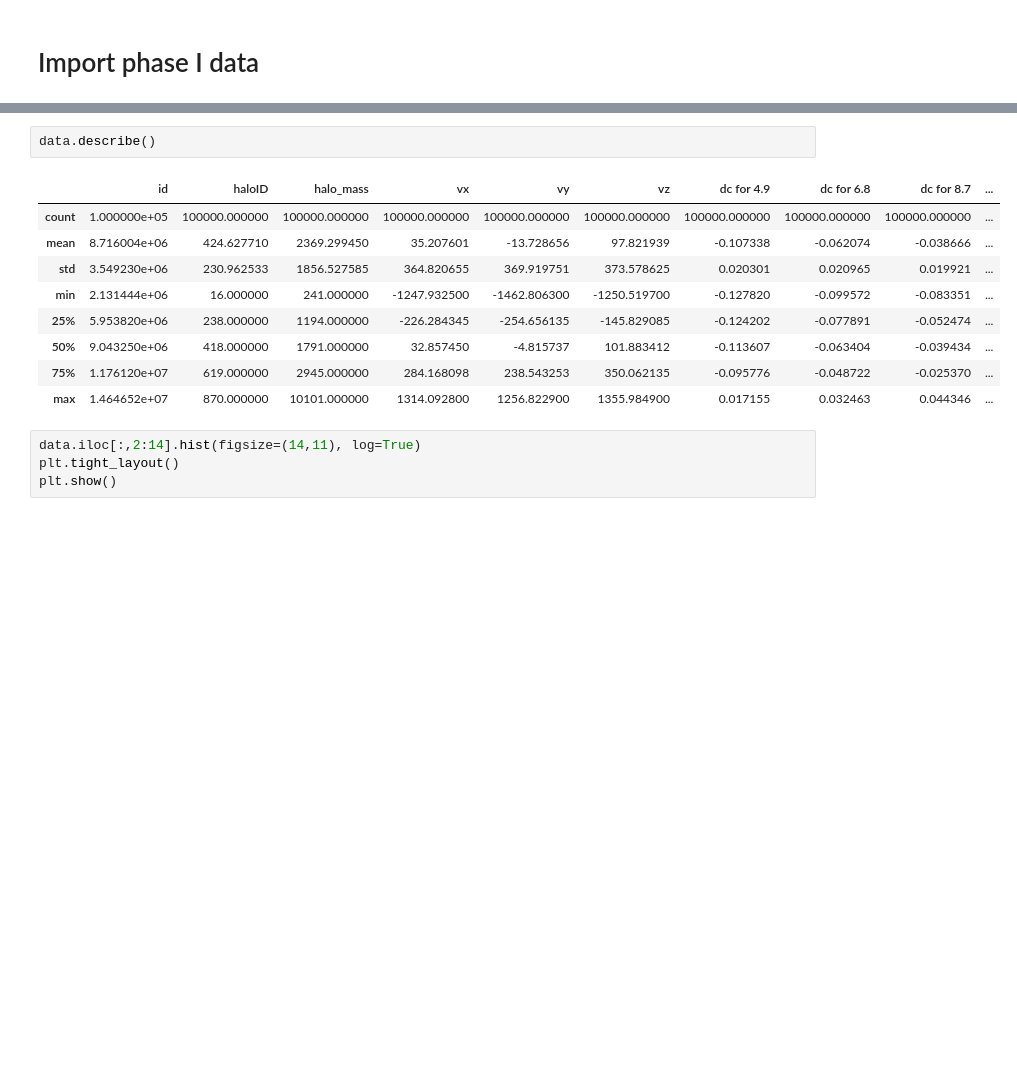
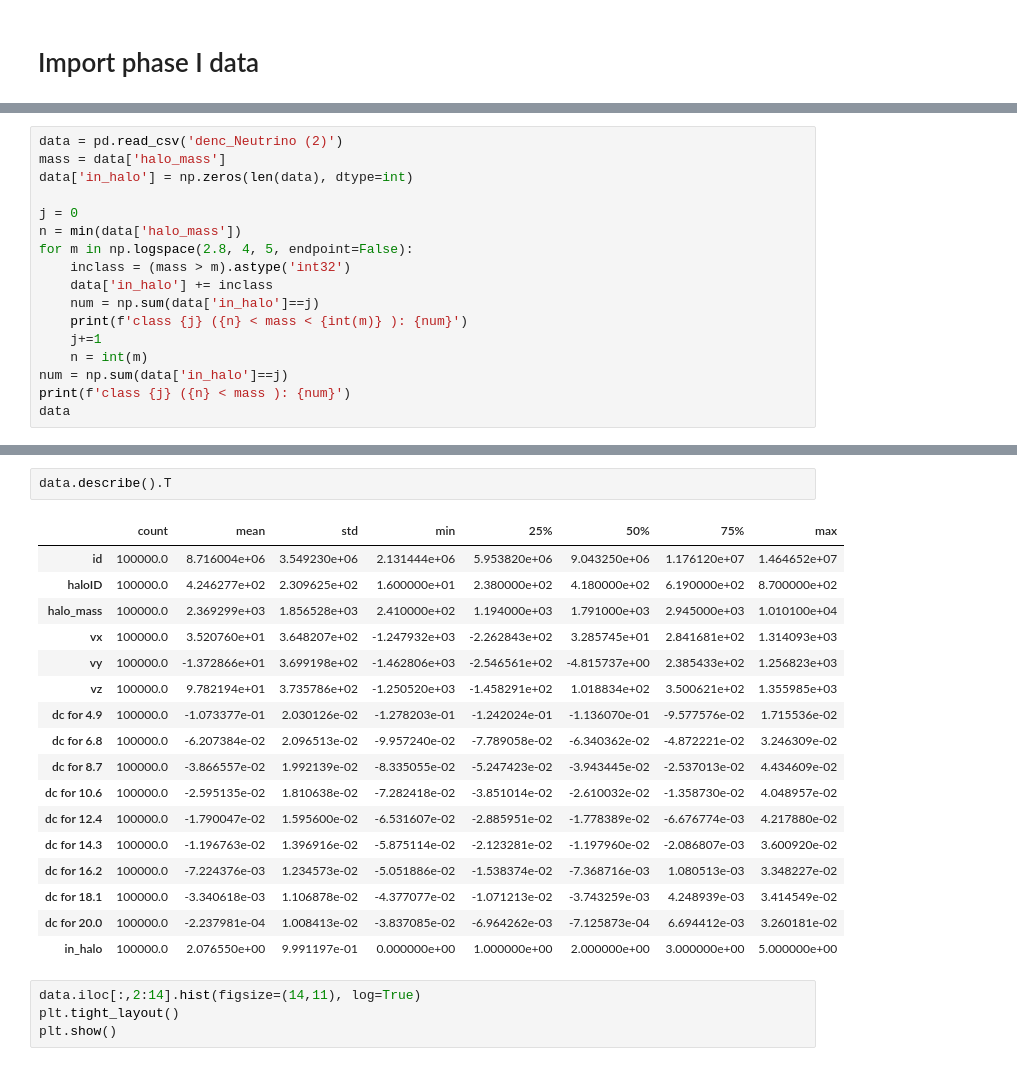
Before and after one commit to as2c/MLP---Cosmology, a Jupyter notebook: NN/NN_model_Keras.ipynb, the cells around one changed output, grey strips where cells are left out. Drawn from its saved outputs; the diff is of its cells as text; blank space fills up the shorter version.

```diff
--- a/NN/NN_model_Keras.ipynb
+++ b/NN/NN_model_Keras.ipynb
@@ -57,0 +40,17 @@ data
+# %%
+data = pd.read_csv('denc_Neutrino (2)')
+mass = data['halo_mass']
+data['in_halo'] = np.zeros(len(data), dtype=int)
+
+j = 0
+n = min(data['halo_mass'])
+for m in np.logspace(2.8, 4, 5, endpoint=False):
+    inclass = (mass > m).astype('int32')
+    data['in_halo'] += inclass
+    num = np.sum(data['in_halo']==j)
+    print(f'class {j} ({n} < mass < {int(m)} ): {num}')
+    j+=1
+    n = int(m)
+num = np.sum(data['in_halo']==j)
+print(f'class {j} ({n} < mass ): {num}')
+data
@@ -58,15 +77,23 @@ data
 # %%
-data.describe()
+data.describe().T
 # %% [output]
-|  | id | haloID | halo_mass | vx | vy | vz | dc for 4.9 | dc for 6.8 | dc for 8.7 | ... |
-| count | 1.000000e+05 | 100000.000000 | 100000.000000 | 100000.000000 | 100000.000000 | 100000.000000 | 100000.000000 | 100000.000000 | 100000.000000 | ... |
-| mean | 8.716004e+06 | 424.627710 | 2369.299450 | 35.207601 | -13.728656 | 97.821939 | -0.107338 | -0.062074 | -0.038666 | ... |
-| std | 3.549230e+06 | 230.962533 | 1856.527585 | 364.820655 | 369.919751 | 373.578625 | 0.020301 | 0.020965 | 0.019921 | ... |
-| min | 2.131444e+06 | 16.000000 | 241.000000 | -1247.932500 | -1462.806300 | -1250.519700 | -0.127820 | -0.099572 | -0.083351 | ... |
-| 25% | 5.953820e+06 | 238.000000 | 1194.000000 | -226.284345 | -254.656135 | -145.829085 | -0.124202 | -0.077891 | -0.052474 | ... |
-| 50% | 9.043250e+06 | 418.000000 | 1791.000000 | 32.857450 | -4.815737 | 101.883412 | -0.113607 | -0.063404 | -0.039434 | ... |
-| 75% | 1.176120e+07 | 619.000000 | 2945.000000 | 284.168098 | 238.543253 | 350.062135 | -0.095776 | -0.048722 | -0.025370 | ... |
-| max | 1.464652e+07 | 870.000000 | 10101.000000 | 1314.092800 | 1256.822900 | 1355.984900 | 0.017155 | 0.032463 | 0.044346 | ... |
+|  | count | mean | std | min | 25% | 50% | 75% | max |
+| id | 100000.0 | 8.716004e+06 | 3.549230e+06 | 2.131444e+06 | 5.953820e+06 | 9.043250e+06 | 1.176120e+07 | 1.464652e+07 |
+| haloID | 100000.0 | 4.246277e+02 | 2.309625e+02 | 1.600000e+01 | 2.380000e+02 | 4.180000e+02 | 6.190000e+02 | 8.700000e+02 |
+| halo_mass | 100000.0 | 2.369299e+03 | 1.856528e+03 | 2.410000e+02 | 1.194000e+03 | 1.791000e+03 | 2.945000e+03 | 1.010100e+04 |
+| vx | 100000.0 | 3.520760e+01 | 3.648207e+02 | -1.247932e+03 | -2.262843e+02 | 3.285745e+01 | 2.841681e+02 | 1.314093e+03 |
+| vy | 100000.0 | -1.372866e+01 | 3.699198e+02 | -1.462806e+03 | -2.546561e+02 | -4.815737e+00 | 2.385433e+02 | 1.256823e+03 |
+| vz | 100000.0 | 9.782194e+01 | 3.735786e+02 | -1.250520e+03 | -1.458291e+02 | 1.018834e+02 | 3.500621e+02 | 1.355985e+03 |
+| dc for 4.9 | 100000.0 | -1.073377e-01 | 2.030126e-02 | -1.278203e-01 | -1.242024e-01 | -1.136070e-01 | -9.577576e-02 | 1.715536e-02 |
+| dc for 6.8 | 100000.0 | -6.207384e-02 | 2.096513e-02 | -9.957240e-02 | -7.789058e-02 | -6.340362e-02 | -4.872221e-02 | 3.246309e-02 |
+| dc for 8.7 | 100000.0 | -3.866557e-02 | 1.992139e-02 | -8.335055e-02 | -5.247423e-02 | -3.943445e-02 | -2.537013e-02 | 4.434609e-02 |
+| dc for 10.6 | 100000.0 | -2.595135e-02 | 1.810638e-02 | -7.282418e-02 | -3.851014e-02 | -2.610032e-02 | -1.358730e-02 | 4.048957e-02 |
+| dc for 12.4 | 100000.0 | -1.790047e-02 | 1.595600e-02 | -6.531607e-02 | -2.885951e-02 | -1.778389e-02 | -6.676774e-03 | 4.217880e-02 |
+| dc for 14.3 | 100000.0 | -1.196763e-02 | 1.396916e-02 | -5.875114e-02 | -2.123281e-02 | -1.197960e-02 | -2.086807e-03 | 3.600920e-02 |
+| dc for 16.2 | 100000.0 | -7.224376e-03 | 1.234573e-02 | -5.051886e-02 | -1.538374e-02 | -7.368716e-03 | 1.080513e-03 | 3.348227e-02 |
+| dc for 18.1 | 100000.0 | -3.340618e-03 | 1.106878e-02 | -4.377077e-02 | -1.071213e-02 | -3.743259e-03 | 4.248939e-03 | 3.414549e-02 |
+| dc for 20.0 | 100000.0 | -2.237981e-04 | 1.008413e-02 | -3.837085e-02 | -6.964262e-03 | -7.125873e-04 | 6.694412e-03 | 3.260181e-02 |
+| in_halo | 100000.0 | 2.076550e+00 | 9.991197e-01 | 0.000000e+00 | 1.000000e+00 | 2.000000e+00 | 3.000000e+00 | 5.000000e+00 |
 # %%
 data.iloc[:,2:14].hist(figsize=(14,11), log=True)
 plt.tight_layout()
```
Also changed, not shown: parts of 13 cells of this notebook.
